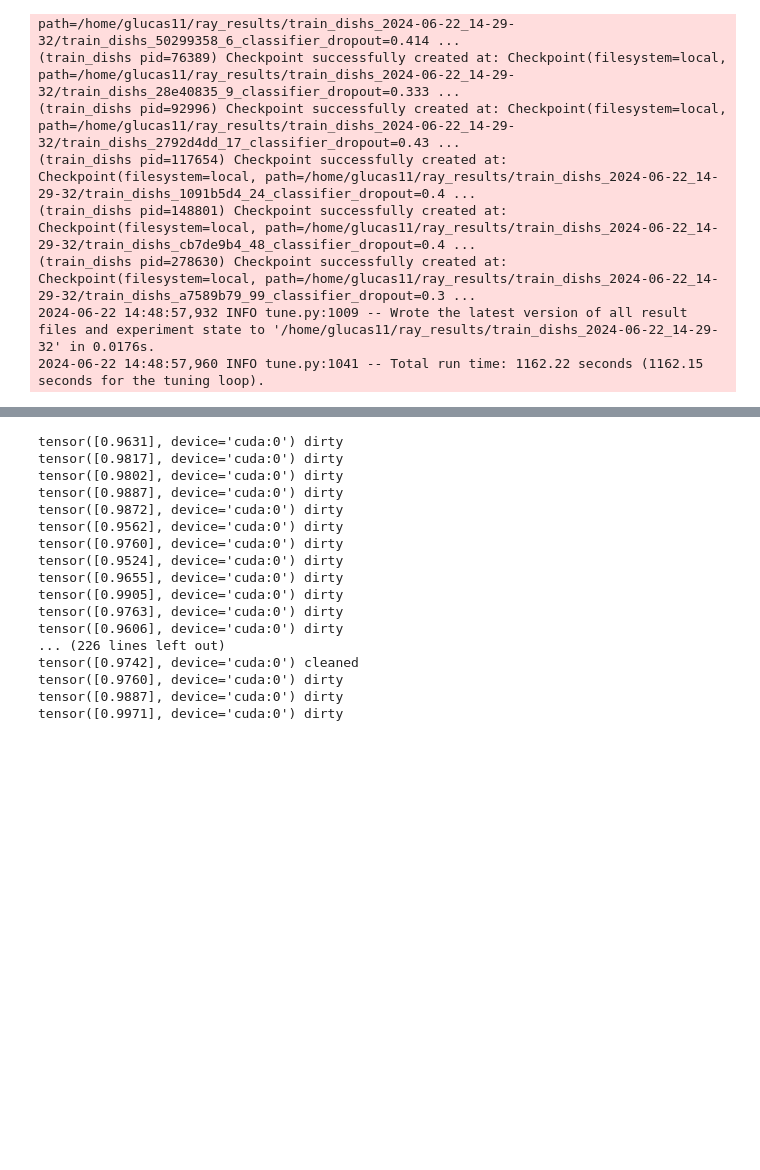
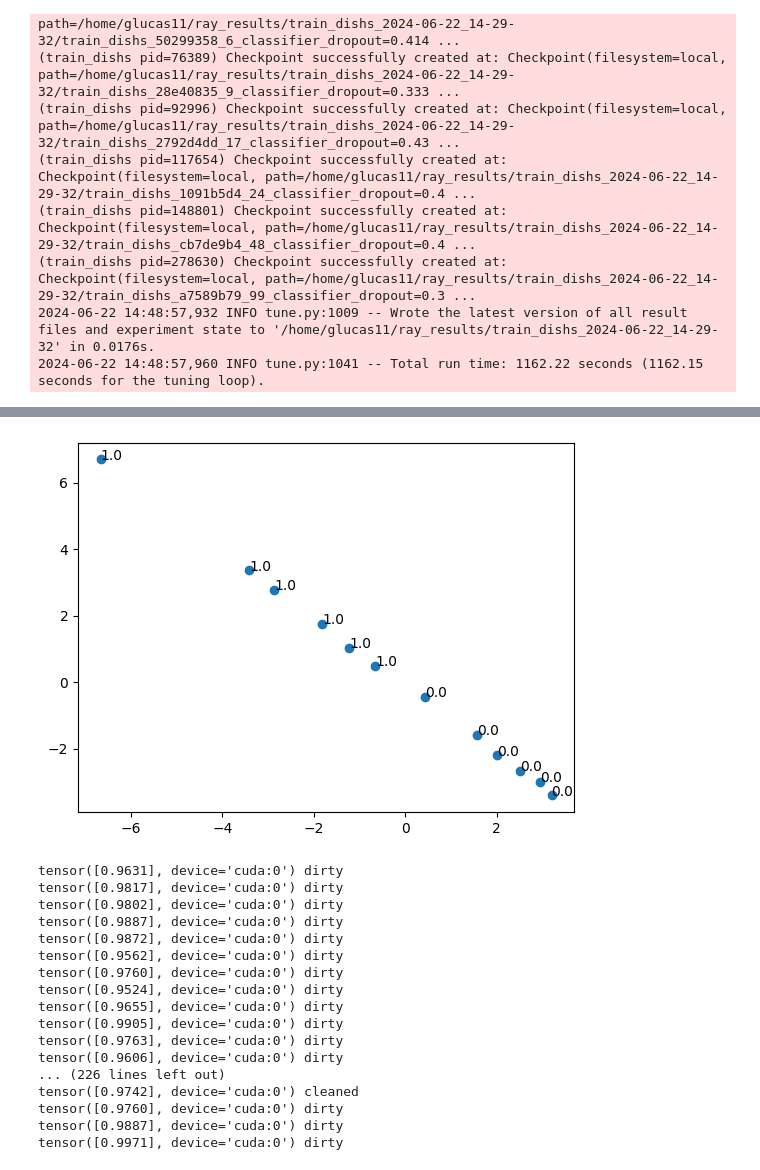
Before and after one commit to glucard/general-study-repo, a Jupyter notebook: machine_learning/kaggle_competitions/Cleaned-vs-Dirty-V2/model_tuned.ipynb, the cells around one changed output, grey strips where cells are left out. Cells and saved outputs as stored; diff of their text form; code cells hidden in the pictures; blank space fills up the shorter version.

```diff
--- a/machine_learning/kaggle_competitions/Cleaned-vs-Dirty-V2/model_tuned.ipynb
+++ b/machine_learning/kaggle_competitions/Cleaned-vs-Dirty-V2/model_tuned.ipynb
@@ -652,3 +740,13 @@ new_model = best_config_train_model['model']
+# %%
+x = df_digits['cleaned']
+y = df_digits['dirty']
+
+plt.scatter(x, y)
+for index, row in df_digits.iterrows():
+    plt.annotate(str(row['label']), xy=[row['cleaned'], row['dirty']])
+plt.show()
+# %% [output]
+[figure, added]
 # %%
 def pseudo_label_test_dataset(model):
     model.eval()
```
Also changed, not shown: parts of 8 cells of this notebook, 25 other files.
